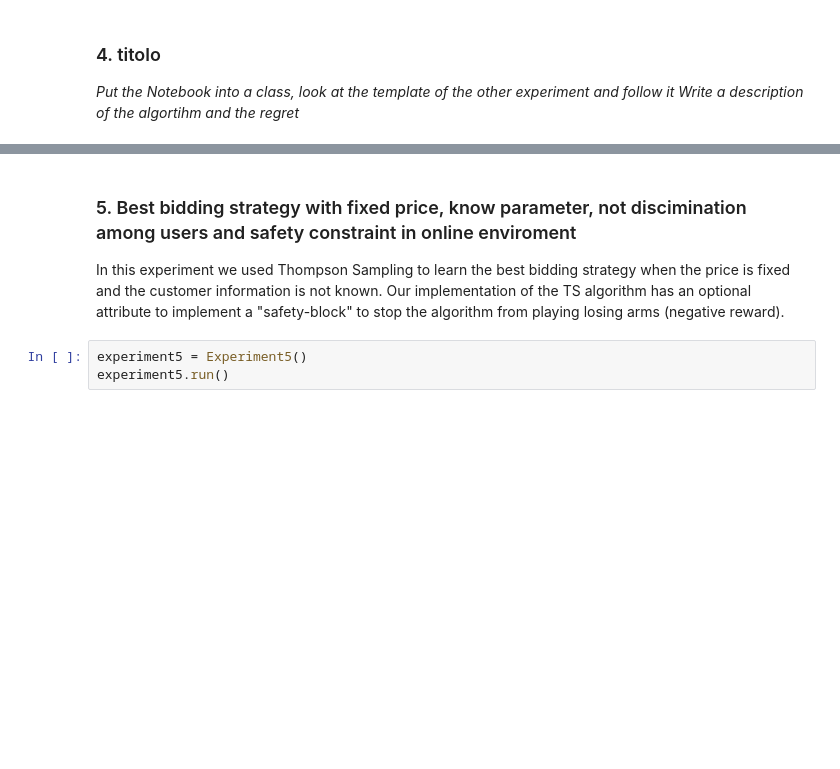
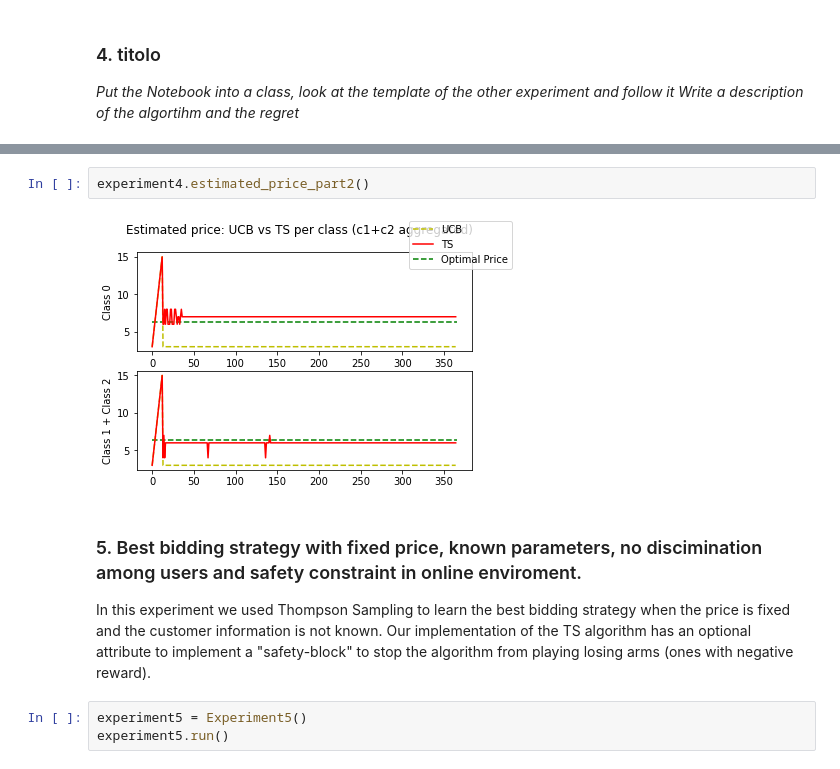
Before and after one commit to CarrattaFrancesco/DataIntelligenceApplication, a Jupyter notebook: project.ipynb, the cells around one changed output, grey strips where cells are left out. Drawn from its saved outputs; the diff is of its cells as text; blank space fills up the shorter version.

```diff
--- a/project.ipynb
+++ b/project.ipynb
@@ -250,6 +269,10 @@ experiment3.showPriceEvolution()
+# %%
+experiment4.estimated_price_part2()
+# %% [output]
+[figure, added]
 # %% [markdown]
-### 5. Best bidding strategy with fixed price, know parameter, not discimination among users and safety constraint in online enviroment
-In this experiment we used Thompson Sampling to learn the best bidding strategy when the price is fixed and the customer information is not known.  Our implementation of the TS algorithm has an optional attribute to implement a "safety-block" to stop the algorithm from playing losing arms (negative reward).
+### 5. Best bidding strategy with fixed price, known parameters, no discimination among users and safety constraint in online enviroment.
+In this experiment we used Thompson Sampling to learn the best bidding strategy when the price is fixed and the customer information is not known.  Our implementation of the TS algorithm has an optional attribute to implement a "safety-block" to stop the algorithm from playing losing arms (ones with negative reward).
 # %%
 experiment5 = Experiment5()
 experiment5.run()
```
Also changed, not shown: parts of 6 cells of this notebook, 1 other file.
